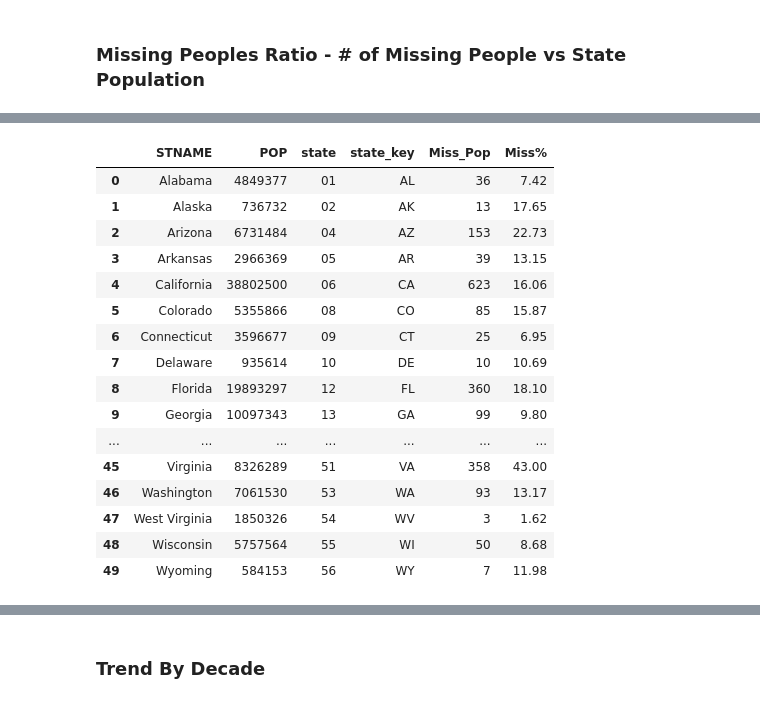
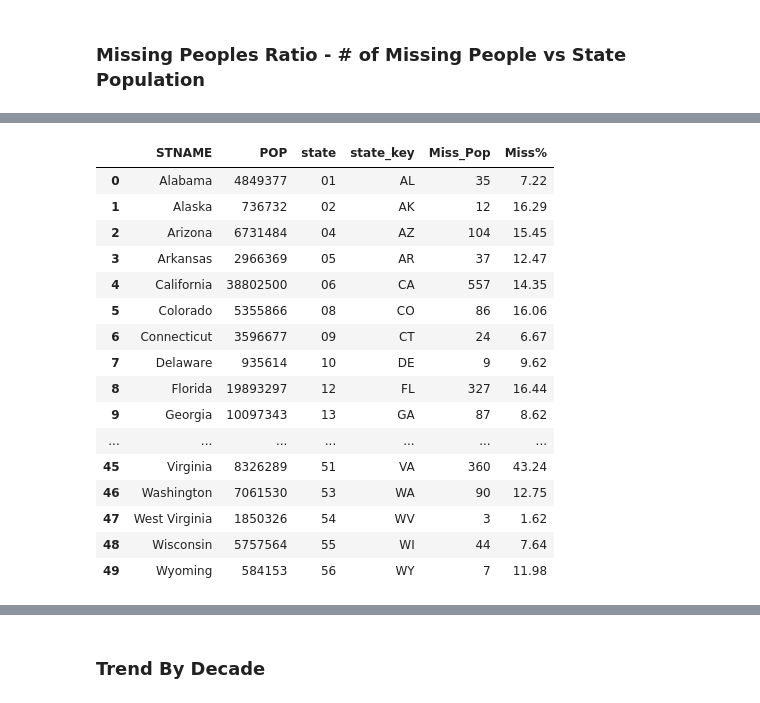
Before and after one commit to ashpon-zz/DoctorsofData, a Jupyter notebook: Final.ipynb, the cells around one changed output, grey strips where cells are left out. Cells and saved outputs as stored; diff of their text form; code cells hidden in the pictures.

```diff
--- a/Final.ipynb
+++ b/Final.ipynb
@@ -69,5 +17,5 @@ def NCMEC_parser(state):
 # %%
-# Running NCMEC Parser through all states by their abbreviations
-for state in states:
-    NCMEC_parser(state)
+# NCMEC website parser by state - NCMEC_parser.py
+# for state in states:
+#     NCMEC_parser(state)
 # %% [markdown]
@@ -171,8 +76,8 @@ df.to_csv("NCMEC_final.csv", encoding="utf-8", index=False)
 c = Census(census_key)
 
 # Read Main CSV
-msgPpl = pd.read_csv("NCMEC_final.csv")
-msgPpl.head()
+df_NCMEC = pd.read_csv("Resources/_NCMEC_final.csv")
+df_NCMEC.head()
 # %% [output]
 |  | name | age | gender | ethnicity | NCMEC_case# | case_type | birth_year | missing_year | missing_city | ... |
 | 0 | DAVID BORER | 36.0 | male | white | 722859 | abduct | 1981.0 | 1989.0 | WILLOW | ... |
@@ -182,45 +87,48 @@ msgPpl.head()
 | 4 | AMY FANDEL | 47.0 | female | white | 601234 | abduct | 1970.0 | 1978.0 | STERLING | ... |
 # %%
-# Pull State level census data
+c = Census("5e99f22848e97d5bcc53f03a358b973493473cd9")
+cKey = "5e99f22848e97d5bcc53f03a358b973493473cd9"
+
 census_data1 = c.acs5.get(("NAME", "B19013_001E", "B01003_001E", "B01002_001E",
                           "B19301_001E",
                           "B17001_002E"), {'for': 'zip code tabulation area:*'})
 
+
 url1 = "https://api.census.gov/data/2014/pep/natstprc?get=STNAME,POP&for=state:*&DATE=7"
-reqUrl1 = url1 + "&key="+ census_key
+reqUrl1 = url1 + "&key="+ cKey
 getData1 = req.get(reqUrl1).json()
 # %%
 # State level dataframe
 df_states = pd.DataFrame(getData1,columns=getData1[0])
 df_states = df_states.drop(df_states.index[0])
 df_states['POP'] =  list(map(int,df_states['POP']))
 df_states = df_states.drop('DATE', 1)
 df_states = df_states[df_states.STNAME != 'District of Columbia']
 df_states = df_states[df_states.STNAME != 'Puerto Rico Commonwealth']
 df_states = df_states.reset_index(drop = True)
 df_states['state_key'] = [states_hash[state] for state in list(df_states['STNAME'])]
-df_states['Miss_Pop'] = list(msgPpl.groupby('missing_state').count()['name'])
+df_states['Miss_Pop'] = list(df_NCMEC.groupby('missing_state').count()['name'])
 # Devided population by 1 million for a better ratio between missing peoples and population
 df_states['Miss%'] = round(df_states['Miss_Pop']/df_states['POP'] * 1000000,2)
 
 df_states
 # %% [output]
 |  | STNAME | POP | state | state_key | Miss_Pop | Miss% |
-| 0 | Alabama | 4849377 | 01 | AL | 36 | 7.42 |
-| 1 | Alaska | 736732 | 02 | AK | 13 | 17.65 |
-| 2 | Arizona | 6731484 | 04 | AZ | 153 | 22.73 |
-| 3 | Arkansas | 2966369 | 05 | AR | 39 | 13.15 |
-| 4 | California | 38802500 | 06 | CA | 623 | 16.06 |
-| 5 | Colorado | 5355866 | 08 | CO | 85 | 15.87 |
-| 6 | Connecticut | 3596677 | 09 | CT | 25 | 6.95 |
-| 7 | Delaware | 935614 | 10 | DE | 10 | 10.69 |
-| 8 | Florida | 19893297 | 12 | FL | 360 | 18.10 |
-| 9 | Georgia | 10097343 | 13 | GA | 99 | 9.80 |
+| 0 | Alabama | 4849377 | 01 | AL | 35 | 7.22 |
+| 1 | Alaska | 736732 | 02 | AK | 12 | 16.29 |
+| 2 | Arizona | 6731484 | 04 | AZ | 104 | 15.45 |
+| 3 | Arkansas | 2966369 | 05 | AR | 37 | 12.47 |
+| 4 | California | 38802500 | 06 | CA | 557 | 14.35 |
+| 5 | Colorado | 5355866 | 08 | CO | 86 | 16.06 |
+| 6 | Connecticut | 3596677 | 09 | CT | 24 | 6.67 |
+| 7 | Delaware | 935614 | 10 | DE | 9 | 9.62 |
+| 8 | Florida | 19893297 | 12 | FL | 327 | 16.44 |
+| 9 | Georgia | 10097343 | 13 | GA | 87 | 8.62 |
 | ... | ... | ... | ... | ... | ... | ... |
-| 45 | Virginia | 8326289 | 51 | VA | 358 | 43.00 |
-| 46 | Washington | 7061530 | 53 | WA | 93 | 13.17 |
+| 45 | Virginia | 8326289 | 51 | VA | 360 | 43.24 |
+| 46 | Washington | 7061530 | 53 | WA | 90 | 12.75 |
 | 47 | West Virginia | 1850326 | 54 | WV | 3 | 1.62 |
-| 48 | Wisconsin | 5757564 | 55 | WI | 50 | 8.68 |
+| 48 | Wisconsin | 5757564 | 55 | WI | 44 | 7.64 |
 | 49 | Wyoming | 584153 | 56 | WY | 7 | 11.98 |
 # %%
 url2 = "https://api.census.gov/data/2015/acs1?get=NAME,B19013_001E,B02001_002E,B02001_003E,B02001_004E,B02001_005E,B02001_006E,B02001_007E,B02001_008E,B02001_009E,B02001_010E&for=state:*"
```
Also changed, not shown: parts of 16 cells of this notebook, 29 other files.
